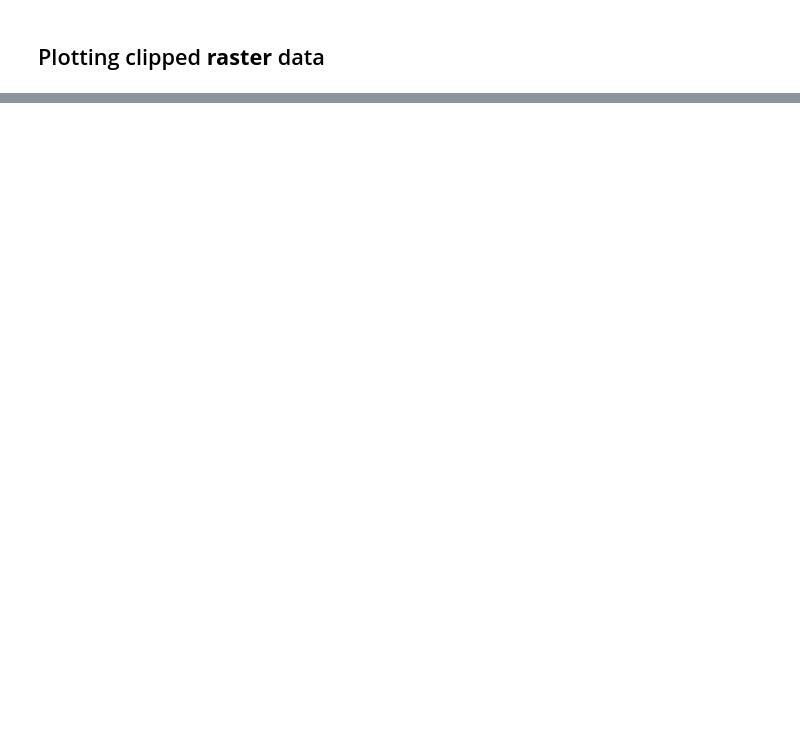
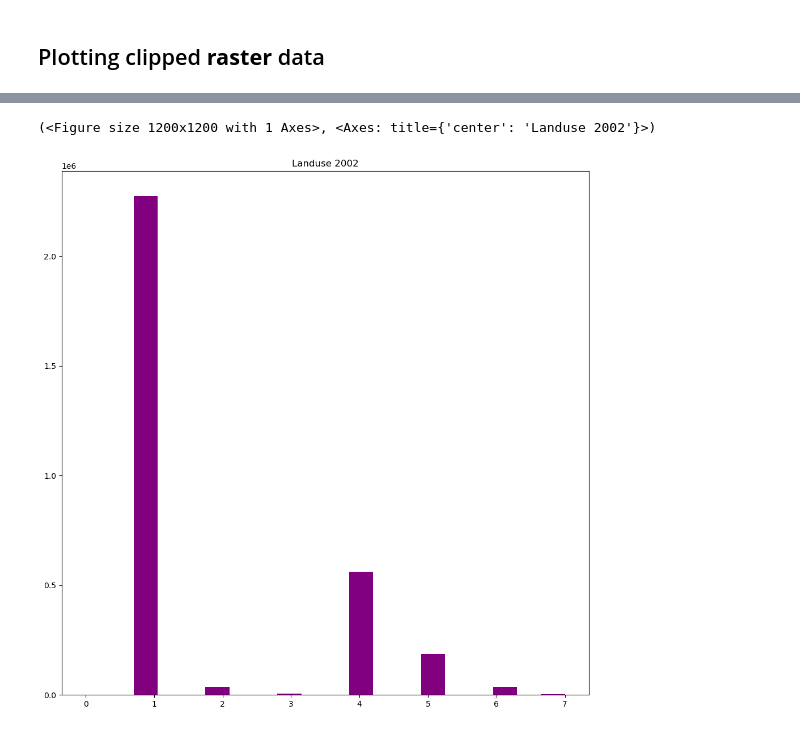
Before and after one commit to macacosta/04-geopark-raster-data, a Jupyter notebook: notebooks/04-geopark-raster-data-empty.ipynb, the cells around one changed output, grey strips where cells are left out. Saved outputs shown, nothing was run; the diff lists cells and outputs as text; code cells hidden in the pictures; blank space fills up the shorter version.

```diff
--- a/notebooks/04-geopark-raster-data-empty.ipynb
+++ b/notebooks/04-geopark-raster-data-empty.ipynb
@@ -177,4 +255,8 @@ legend_elements = [Line2D([0], [0], color='black', lw=18, label='Unclassified',)
 # %%
 # Creating histograms of 2002 pixel counts
+ep.hist(rdclipped_2002.values, title="Landuse 2002")
+# %% [output]
+(<Figure size 1200x1200 with 1 Axes>, <Axes: title={'center': 'Landuse 2002'}>)
+[figure, added]
 # %%
 # Creating histograms of 2016 pixel counts
```
Also changed, not shown: parts of 12 cells of this notebook.
